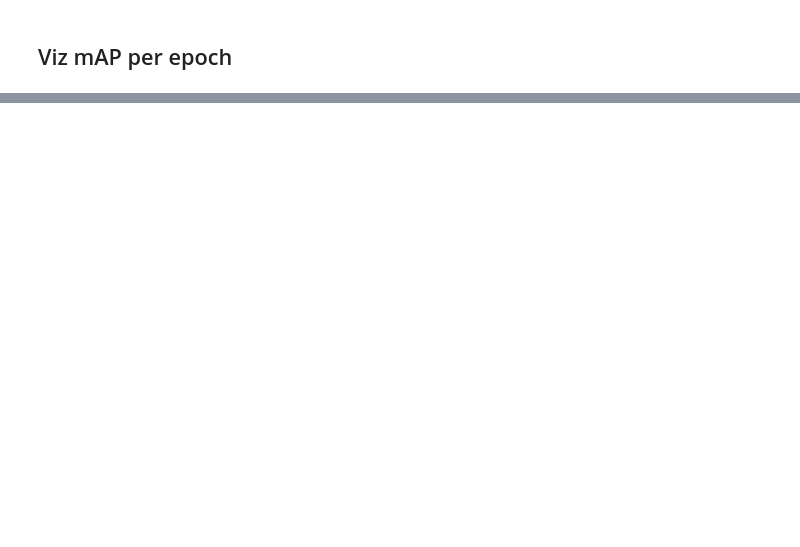
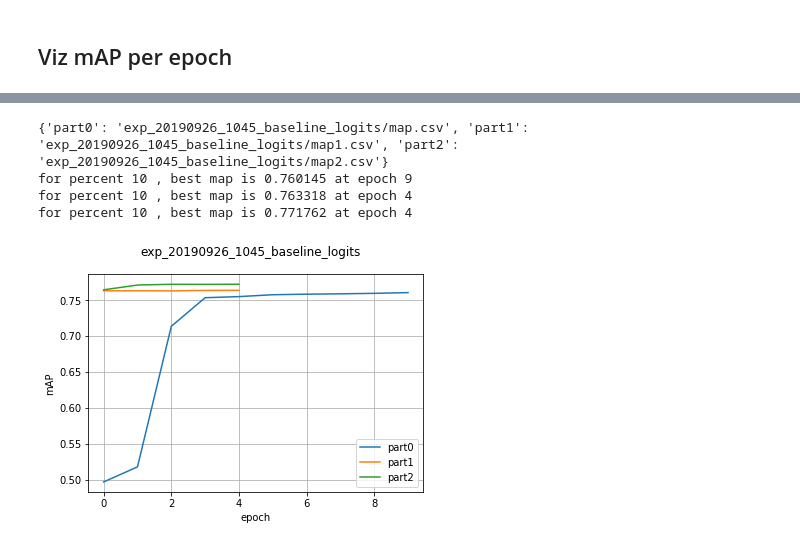
Before and after one commit to lcalem/partial-labels, a Jupyter notebook: experiments/notebooks/eval.ipynb, the cells around one changed output, grey strips where cells are left out. Saved outputs shown, nothing was run; the diff lists cells and outputs as text; code cells hidden in the pictures; blank space fills up the shorter version.

```diff
--- a/experiments/notebooks/eval.ipynb
+++ b/experiments/notebooks/eval.ipynb
@@ -855,0 +555,9 @@ for percent 10 , best map is 0.645665 at epoch 1
+# %%
+# baseline strat B
+plot_exps('exp_20190926_1045_baseline_logits')
+# %% [output]
+{'part0': 'exp_20190926_1045_baseline_logits/map.csv', 'part1': 'exp_20190926_1045_baseline_logits/map1.csv', 'part2': 'exp_20190926_1045_baseline_logits/map2.csv'}
+for percent 10 , best map is 0.760145 at epoch 9
+for percent 10 , best map is 0.763318 at epoch 4
+for percent 10 , best map is 0.771762 at epoch 4
+[figure, added]
```
Also changed, not shown: parts of 61 cells of this notebook, 7 other files.
